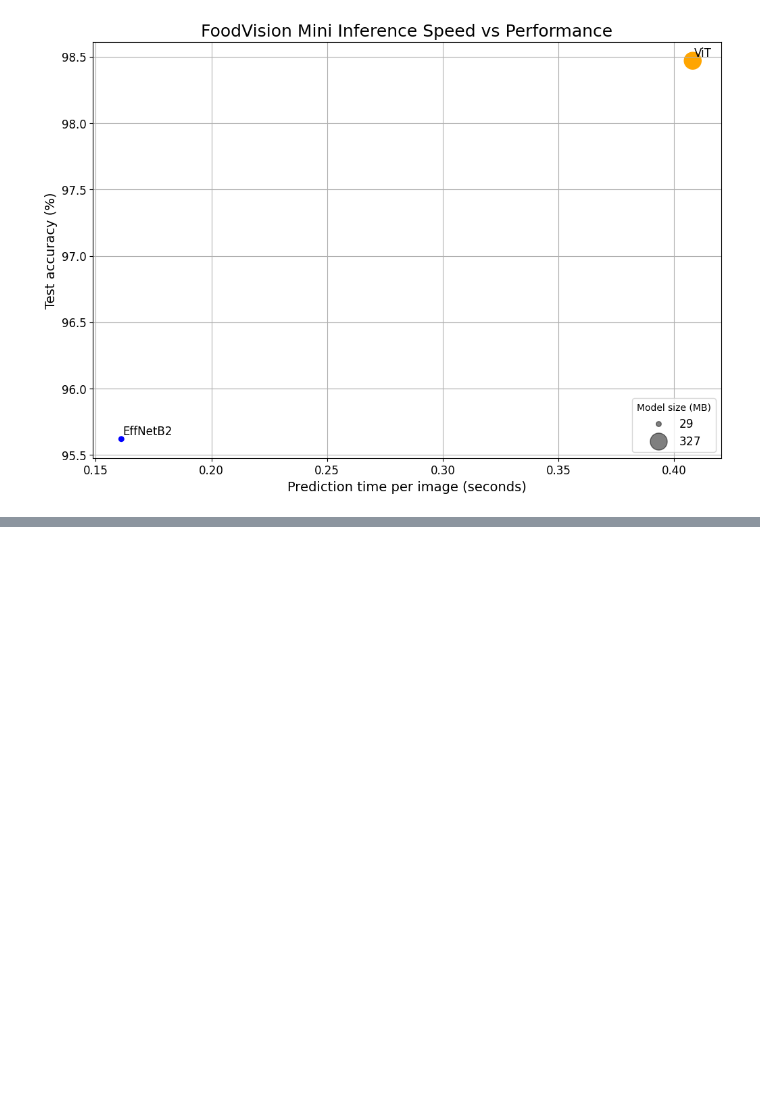
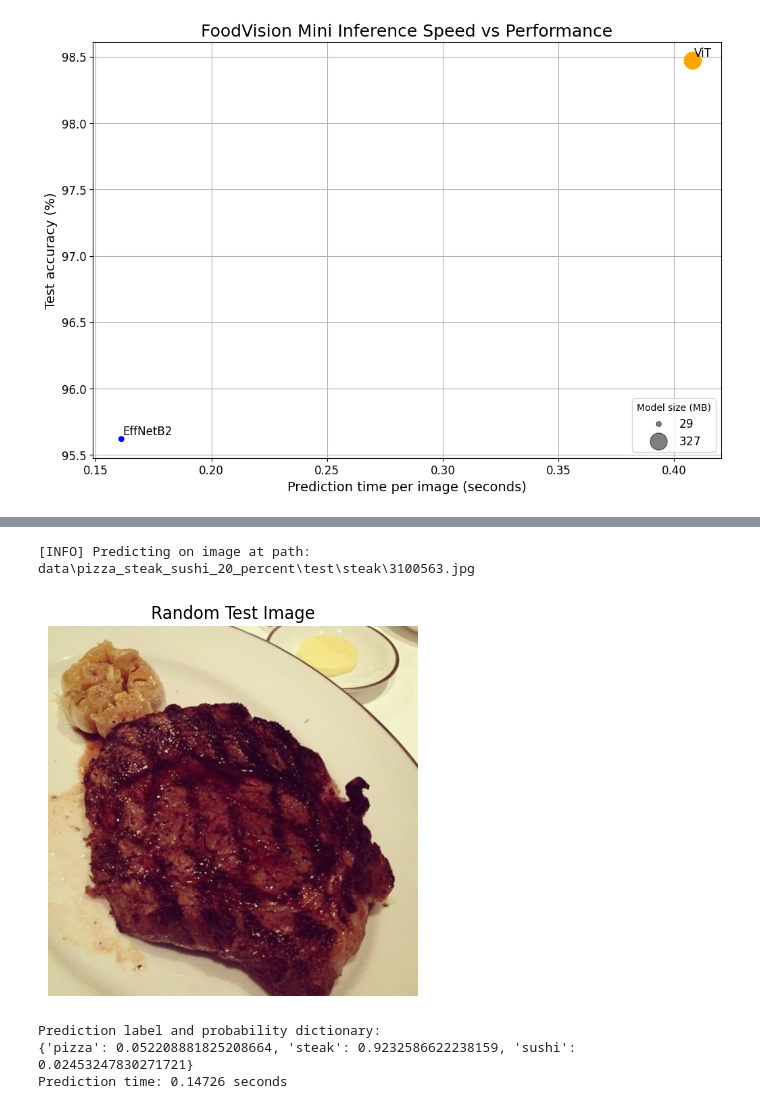
Before and after one commit to ChandulaSenevirathna/PyTorch_Model_Deployment, a Jupyter notebook: model_deploymeNt.ipynb, the cells around one changed output, grey strips where cells are left out. Saved outputs shown, nothing was run; the diff lists cells and outputs as text; code cells hidden in the pictures; blank space fills up the shorter version.

Commit message:
predict on image

```diff
--- a/model_deploymeNt.ipynb
+++ b/model_deploymeNt.ipynb
@@ -593,3 +595,12 @@ plt.savefig("images/09-foodvision-mini-inference-speed-vs-performance.jpg")
 plt.show()
 # %% [output]
 [figure]
+# %%
+effnetb2 = torchvision.models.efficientnet_b2(pretrained=False)
+effnetb2.classifier[1] = torch.nn.Linear(in_features=1408, out_features=3)  # 3 = number of classes
+
+# Load the state dict
+effnetb2.load_state_dict(torch.load('./models/pretrained_effnetb2_feature_extractor_pizza_steak_sushi_20_percent.pth'))
+
+# Set to evaluation mode
+effnetb2.eval()
@@ -595,0 +625,41 @@ plt.show()
+# %%
+def predict(img) -> Tuple[Dict, float]:
+
+    start_time = timer()
+
+    img = effnetb2_transforms(img).unsqueeze(0)
+
+    effnetb2.eval()
+    with torch.inference_mode():
+        pred_probs = torch.softmax(effnetb2(img), dim=1)
+
+    pred_labels_and_probs = {class_names[i]: float(pred_probs[0][i]) for i in range(len(class_names))}
+
+    pred_time = round(timer() - start_time, 5)
+
+    return pred_labels_and_probs, pred_time
+# %%
+import random
+from PIL import Image
+
+test_data_paths = list(Path(test_dir).glob("*/*.jpg"))
+
+random_image_path = random.sample(test_data_paths, k=1)[0]
+
+image = Image.open(random_image_path)
+print(f"[INFO] Predicting on image at path: {random_image_path}\n")
+
+plt.imshow(image)
+plt.title("Random Test Image")
+plt.axis("off")
+plt.show()
+
+pred_dict, pred_time = predict(img=image)
+print(f"Prediction label and probability dictionary: \n{pred_dict}")
+print(f"Prediction time: {pred_time} seconds")
+# %% [output]
+[INFO] Predicting on image at path: data\pizza_steak_sushi_20_percent\test\steak\3100563.jpg
+[figure, added]
+Prediction label and probability dictionary:
+{'pizza': 0.052208881825208664, 'steak': 0.9232586622238159, 'sushi': 0.02453247830271721}
+Prediction time: 0.14726 seconds
```
Also changed, not shown: parts of 2 cells of this notebook.
